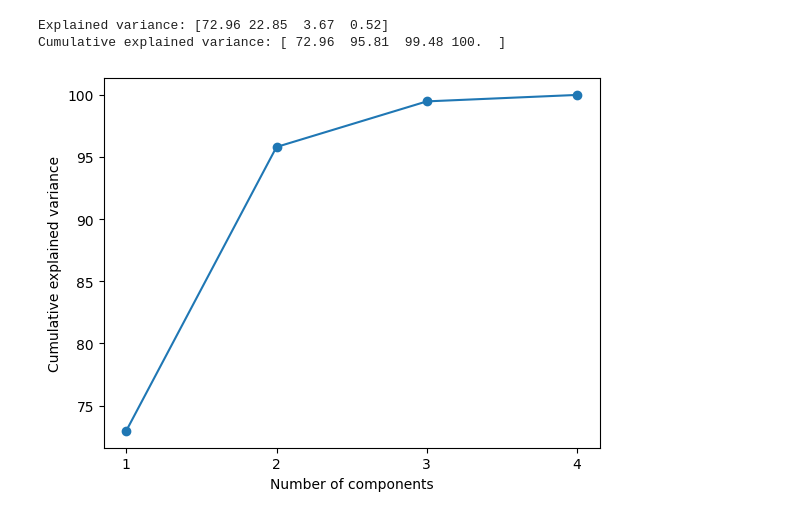
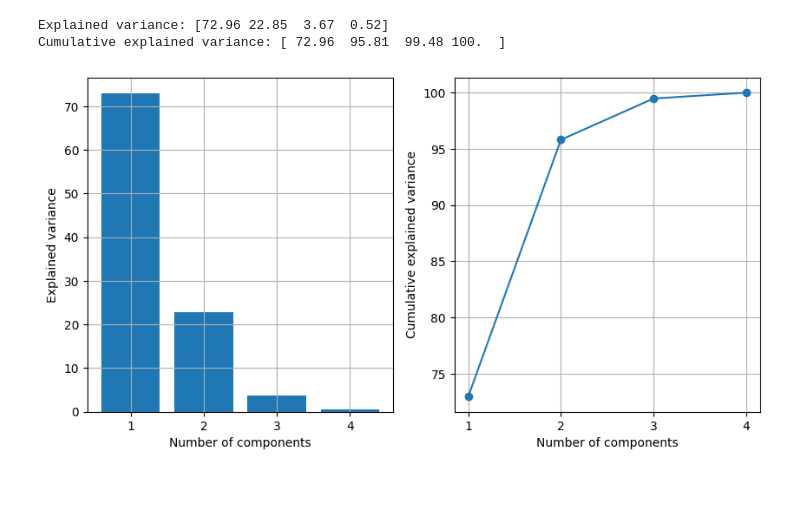
Before and after one commit to shubhamdey01/ML-From-Scratch, a Jupyter notebook: PCA.ipynb, the cells around one changed output. Drawn from its saved outputs; the diff is of its cells as text; code cells hidden in the pictures; blank space fills up the shorter version.

```diff
--- a/PCA.ipynb
+++ b/PCA.ipynb
@@ -145,18 +102,6 @@ plt.show()
-# %%
-eig_vals_total = sum(eig_vals)
-explained_variance = [(i / eig_vals_total)*100 for i in eig_vals]
-explained_variance = np.round(explained_variance, 2)
-cum_explained_variance = np.cumsum(explained_variance)
-
-print('Explained variance: {}'.format(explained_variance))
-print('Cumulative explained variance: {}'.format(cum_explained_variance))
-
-plt.plot(np.arange(1,X.shape[1]+1), cum_explained_variance, '-o')
-plt.xticks(np.arange(1,X.shape[1]+1))
-plt.xlabel('Number of components')
-plt.ylabel('Cumulative explained variance');
-plt.show()
-# %% [output]
-Explained variance: [72.96 22.85  3.67  0.52]
-Cumulative explained variance: [ 72.96  95.81  99.48 100.  ]
-[figure, removed]
+# %%
+pca.plot_variance()
+# %% [output]
+Explained variance: [72.96 22.85  3.67  0.52]
+Cumulative explained variance: [ 72.96  95.81  99.48 100.  ]
+[figure, added]
```
Also changed, not shown: parts of 33 cells of this notebook.
